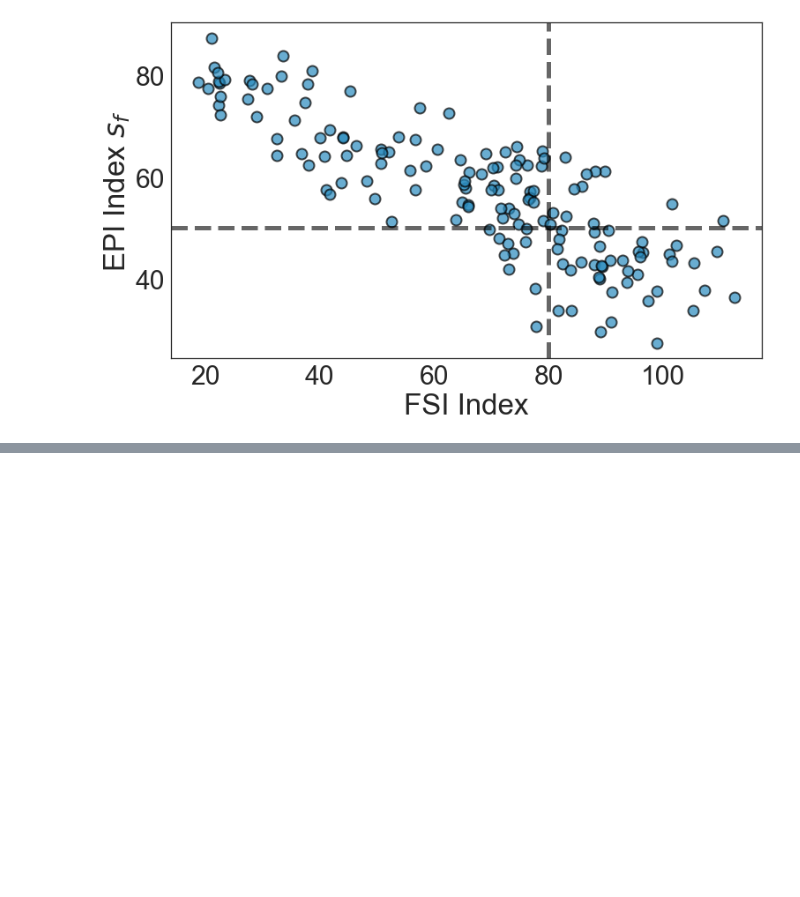
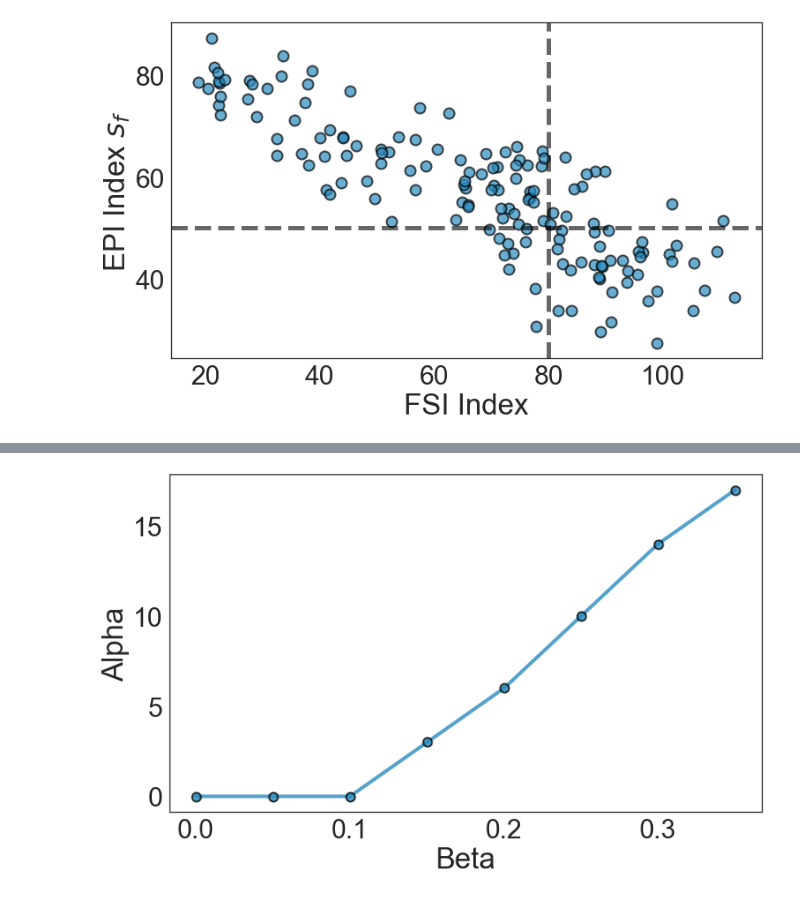
Before and after one commit to rhythmswing/ClimateFragility, a Jupyter notebook: Visual/Untitled.ipynb, the cells around one changed output, grey strips where cells are left out. Saved outputs shown, nothing was run; the diff lists cells and outputs as text; code cells hidden in the pictures; blank space fills up the shorter version.

```diff
--- a/Visual/Untitled.ipynb
+++ b/Visual/Untitled.ipynb
@@ -145,0 +201,35 @@ plt.show()
+# %%
+betas = [float(x) for x in tradeoff.columns]
+alphas = [float(x) for x in tradeoff.index]
+# %%
+alphas_min = []
+betas_success = []
+success=False
+for b in betas:
+    tuned = tradeoff[str(b)]
+    for i,x in enumerate(tuned):
+        if x >= 51:
+            alphas_min.append(i)
+            success=True
+            break
+    if success:
+        betas_success.append(b)
+        success=False
+# %%
+plt.figure(figsize=(12,7))
+sns.set(style='white',font_scale=3)
+
+plt.plot(betas_success, alphas_min,'o-',linewidth=linewidth, c=pal[2],markeredgecolor='k', markeredgewidth=markeredgewidth,markersize=markersize,alpha=alpha)
+
+plt.xlabel('Beta')
+plt.ylabel(r'Alpha')
+#plt.axvline(80,c='k',linestyle='--',linewidth=5,alpha=0.6)
+#plt.axhline(50,c='k',linestyle='--',linewidth=5,alpha=0.6)
+
+#plt.legend(['Stable','Moderate','Fast'])
+
+plt.savefig('tradeoff.pdf',bbox_inches='tight')
+plt.savefig('../Paper/figs/tradeoff.pdf',bbox_inches='tight')
+plt.show()
+# %% [output]
+[figure, added]
```
Also changed, not shown: parts of 6 cells of this notebook, 20 other files.
